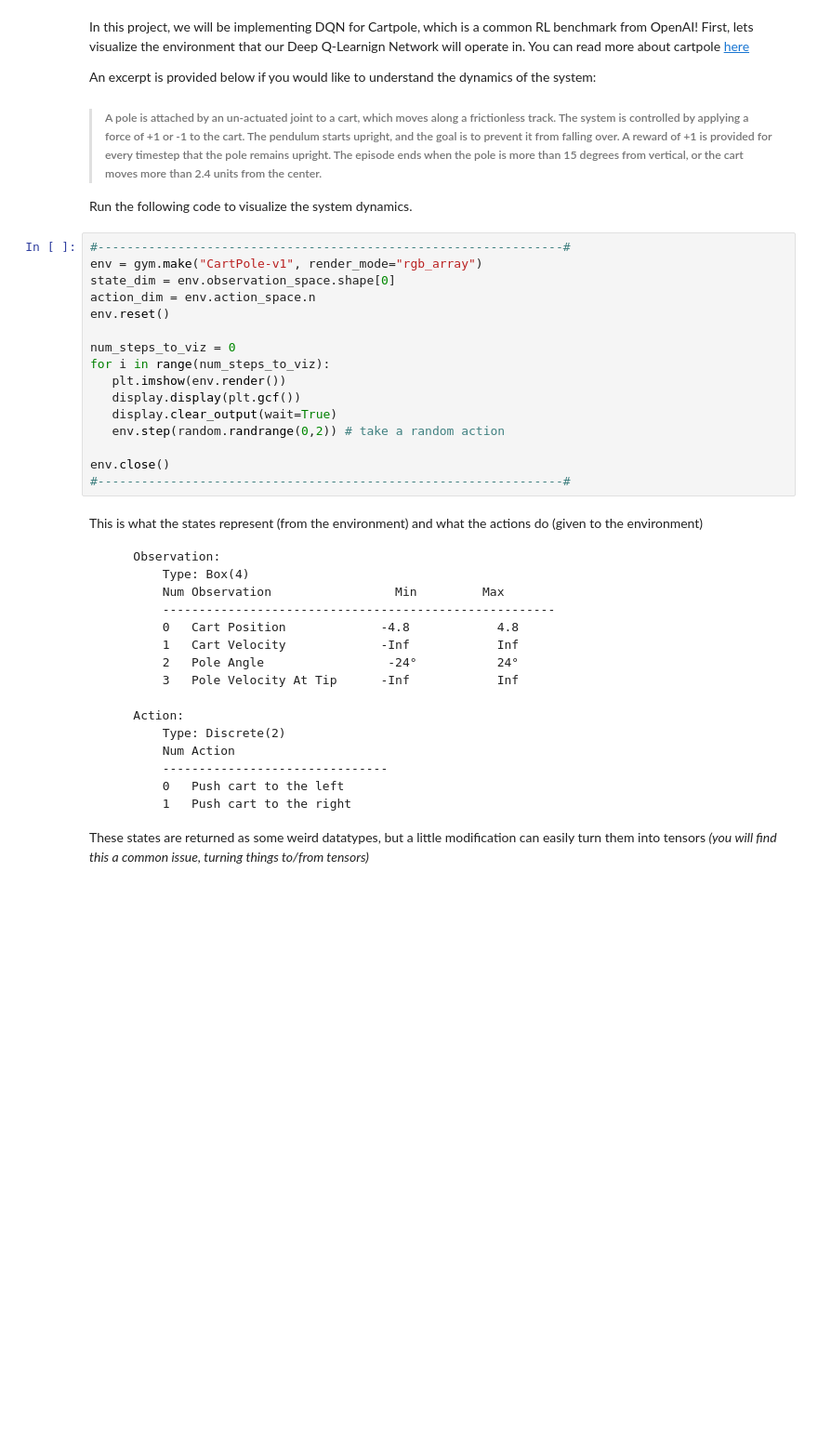
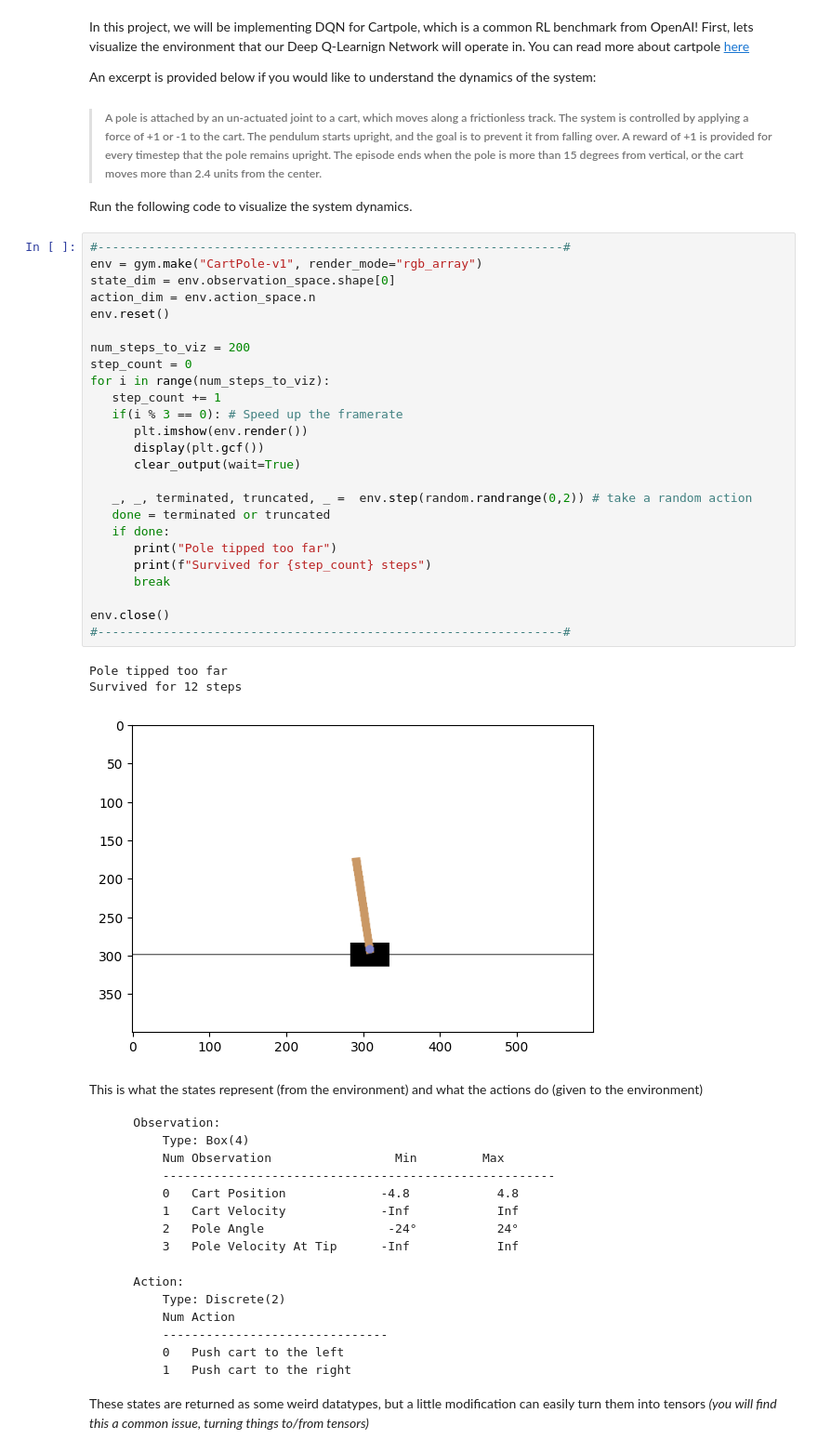
Before and after one commit to interactive-intelligence/intro-neuro-ai, a Jupyter notebook: unit-6/answers/rl_net_ans.ipynb, the cells around one changed output. Shown: that part at 93% size. Saved outputs shown, nothing was run; the diff lists cells and outputs as text; blank space fills up the shorter version.

````diff
--- a/unit-6/answers/rl_net_ans.ipynb
+++ b/unit-6/answers/rl_net_ans.ipynb
@@ -38,19 +39,32 @@ Run the following code to visualize the system dynamics.
 # %%
 #----------------------------------------------------------------#
 env = gym.make("CartPole-v1", render_mode="rgb_array")
 state_dim = env.observation_space.shape[0]
 action_dim = env.action_space.n
 env.reset()
 
-num_steps_to_viz = 0
+num_steps_to_viz = 200
+step_count = 0
 for i in range(num_steps_to_viz):
-   plt.imshow(env.render())
-   display.display(plt.gcf())
-   display.clear_output(wait=True)
-   env.step(random.randrange(0,2)) # take a random action
+   step_count += 1
+   if(i % 3 == 0): # Speed up the framerate
+      plt.imshow(env.render())
+      display(plt.gcf())
+      clear_output(wait=True)
+
+   _, _, terminated, truncated, _ =  env.step(random.randrange(0,2)) # take a random action
+   done = terminated or truncated
+   if done:
+      print("Pole tipped too far")
+      print(f"Survived for {step_count} steps")
+      break
 
 env.close()
 #----------------------------------------------------------------#
+# %% [output]
+Pole tipped too far
+Survived for 12 steps
+[figure, added]
 # %% [markdown]
 This is what the states represent (from the environment) and what the actions do (given to the environment)
 ```
````
Also changed, not shown: parts of 10 cells of this notebook, 2 other files.
